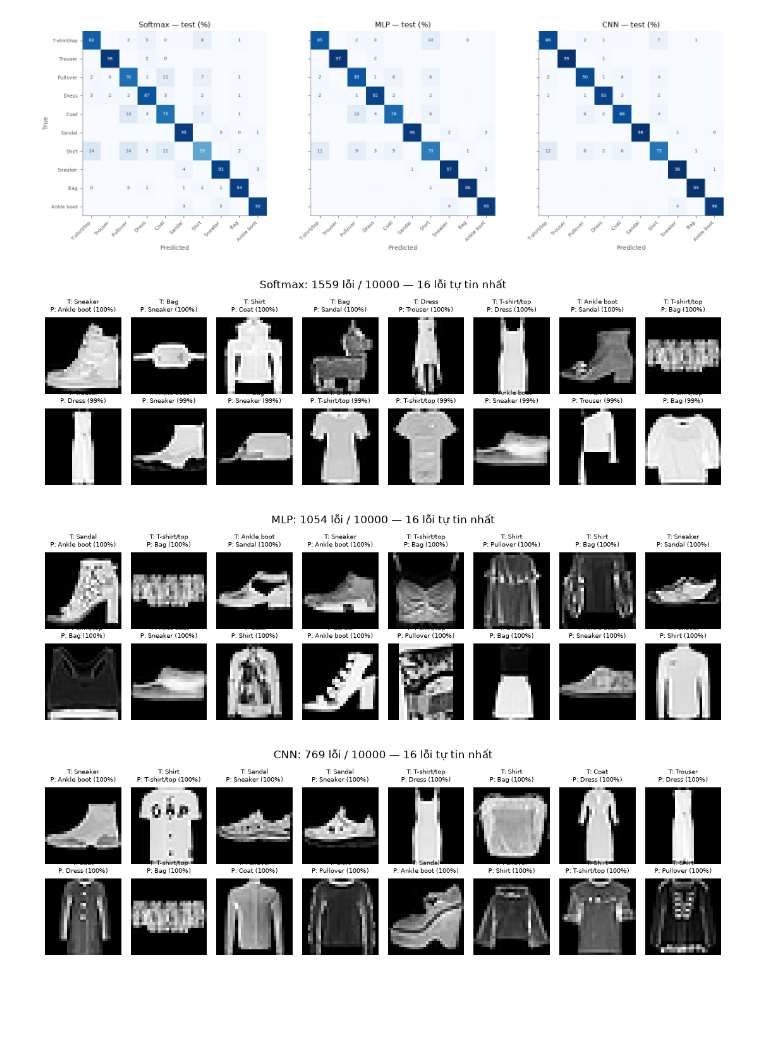
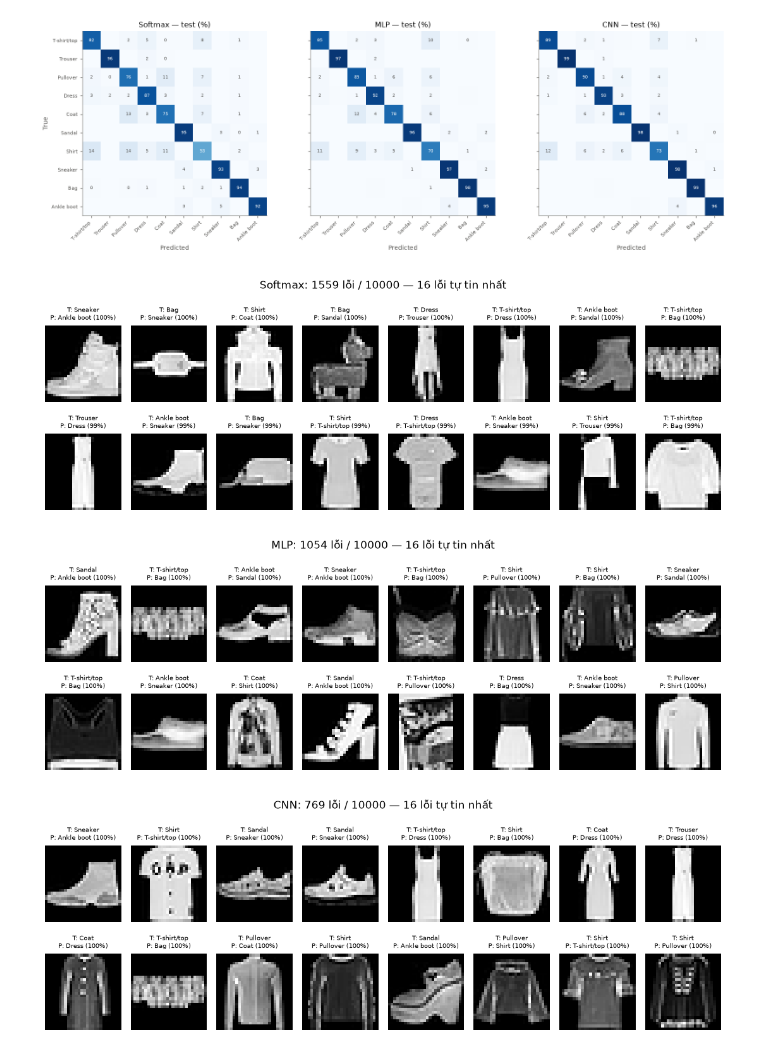
Before and after one commit to tieutrikiet/co5085_tieutrikiet_dl_cv, a Jupyter notebook: E1/notebook.ipynb, the cells around one changed output. Saved outputs shown, nothing was run; the diff lists cells and outputs as text; code cells hidden in the pictures; blank space fills up the shorter version.

```diff
--- a/E1/notebook.ipynb
+++ b/E1/notebook.ipynb
@@ -53,7 +53,11 @@ def set_seed(seed: int) -> None:
     torch.backends.cudnn.benchmark = False
 
 def get_device() -> torch.device:
-    return torch.device("cuda" if torch.cuda.is_available() else "cpu")
+    if torch.backends.mps.is_available():
+        return torch.device("mps")
+    if torch.cuda.is_available():
+        return torch.device("cuda")
+    return torch.device("cpu")
 # %%
 # Config
 
@@ -156,11 +160,10 @@ if SPLIT_PATH.exists():
         train_indices = split_indices['train_indices']
         val_indices = split_indices['val_indices']
 else:
-    # Assuming `dataset_size` is defined elsewhere
     all_indices = np.arange(len(train_labels))
     train_indices, val_indices = train_test_split(
         all_indices,
-        test_size=0.2,
+        test_size=CONFIG['val_ratio'],
         random_state=CONFIG['seed'],
         stratify=train_labels,  # Ensure the split maintains the label distribution
         shuffle=True,
@@ -470,7 +473,7 @@ def run_epoch(model, dataloader, criterion, optimizer=None, device='cpu'):
     return total_loss / n, correct / n
 
 def fit(model, epochs=CONFIG["epochs"], learning_rate=CONFIG["lr"],
-        weight_decay=CONFIG["weight_decay"], seed=CONFIG["seed"], device='cpu'):
+        weight_decay=CONFIG["weight_decay"], seed=CONFIG["seed"], patience=CONFIG["patience"], device='cpu'):
     set_seed(seed)
     model.to(device)
     criterion = torch.nn.CrossEntropyLoss()
@@ -500,7 +503,7 @@ def fit(model, epochs=CONFIG["epochs"], learning_rate=CONFIG["lr"],
         else:
             bad += 1
 
-        if bad >= CONFIG["patience"]:
+        if bad >= patience:
             break
 
     if best_state is not None:
@@ -508,17 +511,6 @@ def fit(model, epochs=CONFIG["epochs"], learning_rate=CONFIG["lr"],
 
     return history, best_epoch
 
-@torch.no_grad()
-def predict(model, dataloader, device='cpu'):
-    model.eval()
-    all_preds = []
-    for x, _ in dataloader:
-        x = x.to(device)
-        logits = model(x)
-        preds = logits.argmax(dim=1)
-        all_preds.append(preds.cpu())
-    return torch.cat(all_preds).numpy()
-
 def count_parameters(model):
     return sum(p.numel() for p in model.parameters() if p.requires_grad)
 # %% [markdown]
@@ -661,27 +653,27 @@ plt.show()
 # %%
 # Mẫu sai
 
 def plot_misclassified(y_true, y_pred, probs, title, n=16, cols=8):
     wrong = np.flatnonzero(y_pred != y_true)
     conf = probs[wrong, y_pred[wrong]]
     wrong = wrong[np.argsort(-conf)][:n]                # các lỗi mà model tự tin nhất
     rows = int(np.ceil(len(wrong) / cols))
-    fig, axes = plt.subplots(rows, cols, figsize=(cols * 1.25, rows * 1.6), squeeze=False)
+    fig, axes = plt.subplots(rows, cols, figsize=(cols * 1.25, rows * 1.9), squeeze=False)
     for ax in axes.flat:
         ax.axis("off")
     for ax, i in zip(axes.flat, wrong):
         ax.imshow(X_test[i], cmap="gray", vmin=0, vmax=255)
         ax.set_title(f"T: {CLASS_NAMES[y_true[i]]}\nP: {CLASS_NAMES[y_pred[i]]} ({probs[i, y_pred[i]]:.0%})",
                      fontsize=6.5)
     fig.suptitle(f"{title}: {np.sum(y_pred != y_true)} lỗi / {len(y_true)} — {len(wrong)} lỗi tự tin nhất")
     fig.tight_layout()
     return fig
 
 for name, (y_true, y_pred, probs) in outputs.items():
     fig = plot_misclassified(y_true, y_pred, probs, name)
     save_fig(fig, f"E1_misclassified_{name.lower()}")
     plt.show()
 # %% [output]
-[figure, old version]
+[figure, new version]
-[figure, old version]
+[figure, new version]
-[figure, old version]
+[figure, new version]
```
Also changed, not shown: parts of 2 cells of this notebook, 4 other files.
